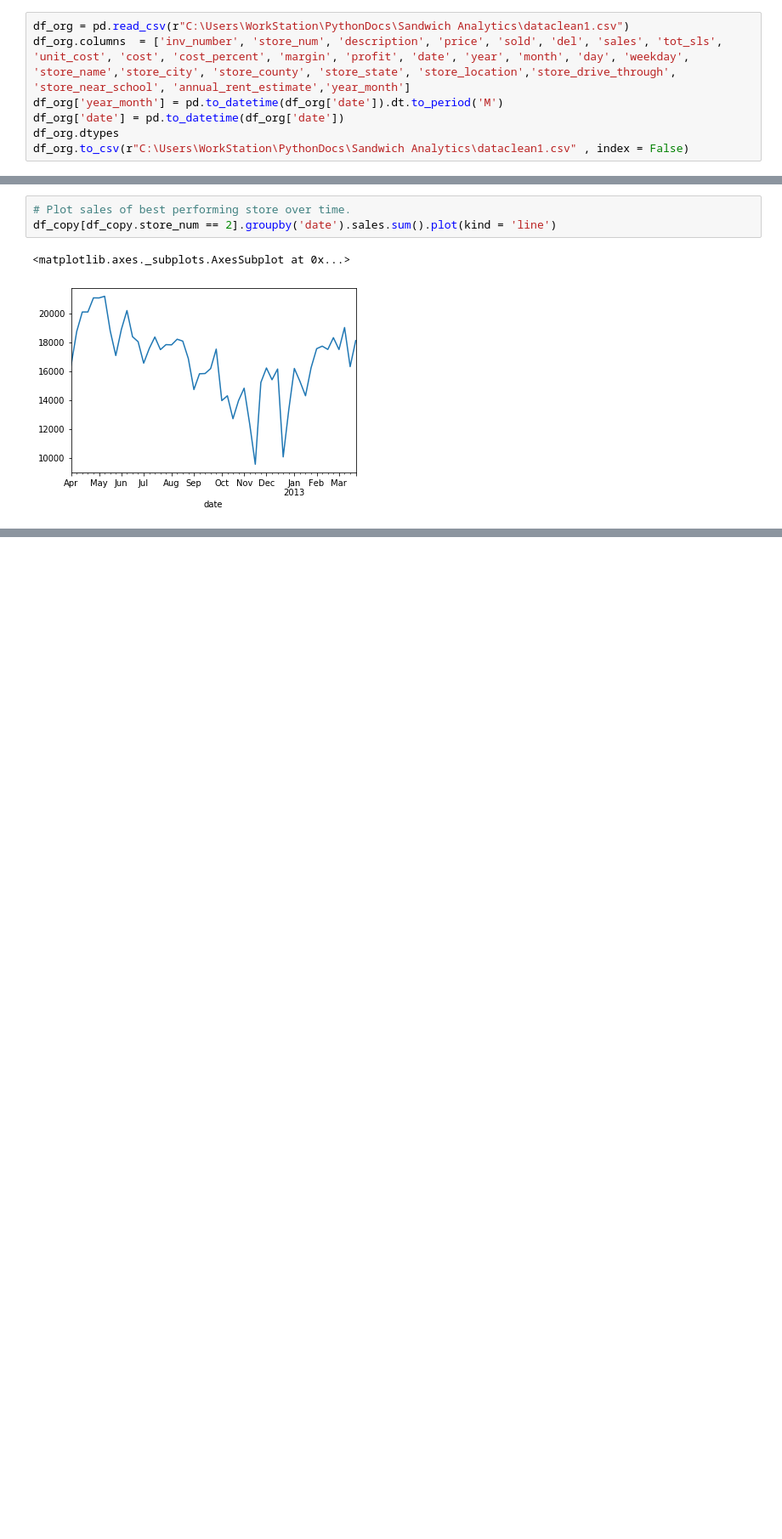
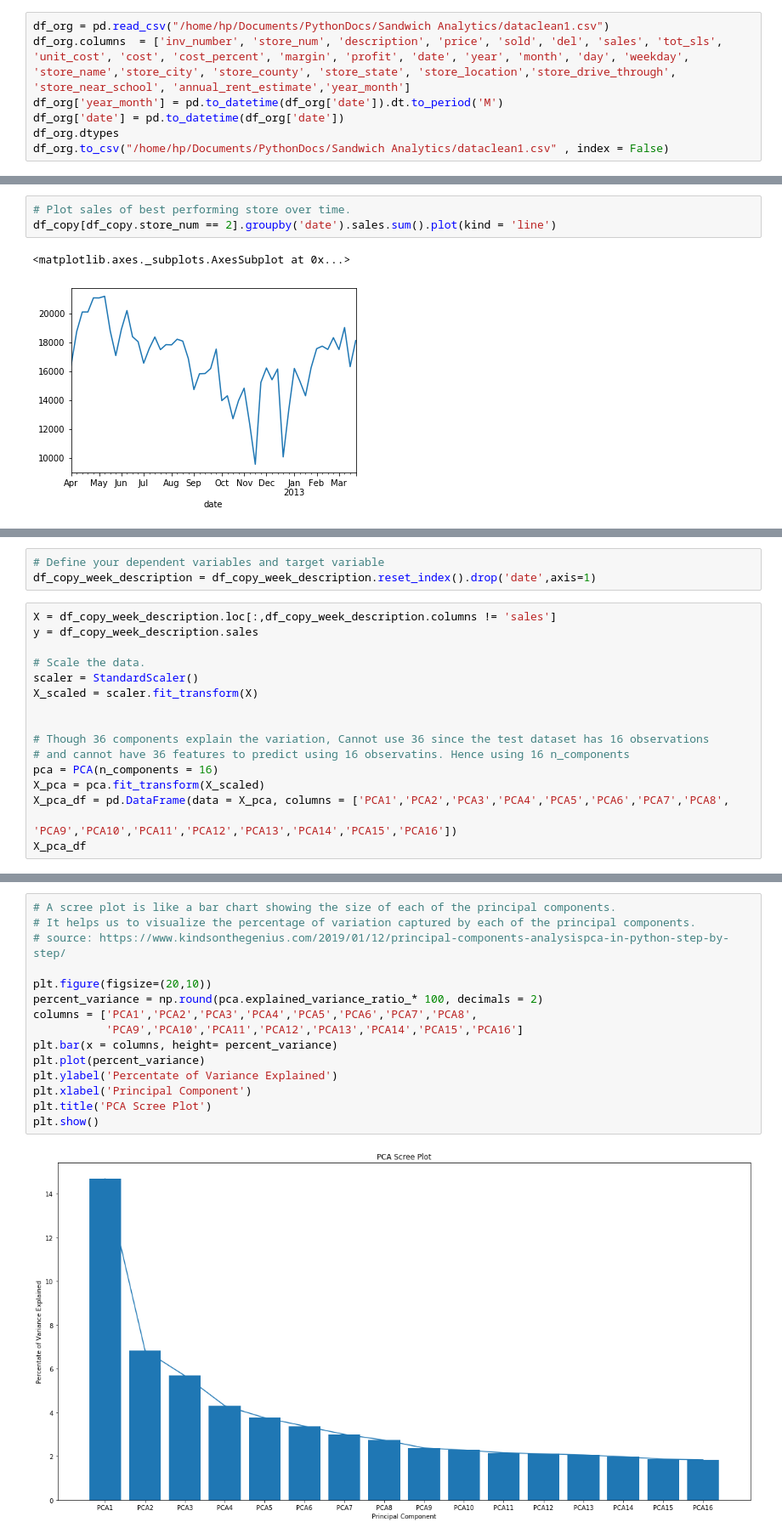
Before and after one commit to alwynpinto/Springboard, a Jupyter notebook: SandWiches.ipynb, the cells around one changed output, grey strips where cells are left out. Shown: that part at 85% size. Cells and saved outputs as stored; diff of their text form; blank space fills up the shorter version.

```diff
--- a/SandWiches.ipynb
+++ b/SandWiches.ipynb
@@ -93,9 +114,9 @@ Store_Near_School                 bool
 Annual_Rent_Estimate            object
 dtype: object
 # %%
-df_org = pd.read_csv(r"C:\Users\WorkStation\PythonDocs\Sandwich Analytics\dataclean1.csv")
+df_org = pd.read_csv("/home/hp/Documents/PythonDocs/Sandwich Analytics/dataclean1.csv")
 df_org.columns  = ['inv_number', 'store_num', 'description', 'price', 'sold', 'del', 'sales', 'tot_sls', 'unit_cost', 'cost', 'cost_percent', 'margin', 'profit', 'date', 'year', 'month', 'day', 'weekday', 'store_name','store_city', 'store_county', 'store_state', 'store_location','store_drive_through', 'store_near_school', 'annual_rent_estimate','year_month']
 df_org['year_month'] = pd.to_datetime(df_org['date']).dt.to_period('M')
 df_org['date'] = pd.to_datetime(df_org['date'])
 df_org.dtypes
-df_org.to_csv(r"C:\Users\WorkStation\PythonDocs\Sandwich Analytics\dataclean1.csv" , index = False)
+df_org.to_csv("/home/hp/Documents/PythonDocs/Sandwich Analytics/dataclean1.csv" , index = False)
@@ -228,3 +241,22 @@ df_copy_week_description_corritems
 | 2013-03-10 | 3496.80 | 1805.04 | 1396.40 | 4246.99 | 1129.80 | 3434.78 | ... |
 | 2013-03-17 | 3742.05 | 1743.80 | 1296.80 | 4535.74 | 1030.93 | 3178.27 | ... |
 | 2013-03-24 | 3796.95 | 1762.05 | 1361.00 | 4647.17 | 1284.87 | 3373.54 | ... |
+# %%
+# Define your dependent variables and target variable
+df_copy_week_description = df_copy_week_description.reset_index().drop('date',axis=1)
+# %%
+X = df_copy_week_description.loc[:,df_copy_week_description.columns != 'sales']
+y = df_copy_week_description.sales
+
+# Scale the data.
+scaler = StandardScaler()
+X_scaled = scaler.fit_transform(X)
+
+
+# Though 36 components explain the variation, Cannot use 36 since the test dataset has 16 observations
+# and cannot have 36 features to predict using 16 observatins. Hence using 16 n_components
+pca = PCA(n_components = 16)
+X_pca = pca.fit_transform(X_scaled)
+X_pca_df = pd.DataFrame(data = X_pca, columns = ['PCA1','PCA2','PCA3','PCA4','PCA5','PCA6','PCA7','PCA8',
+                                                  'PCA9','PCA10','PCA11','PCA12','PCA13','PCA14','PCA15','PCA16'])
+X_pca_df
@@ -230,0 +281,17 @@ df_copy_week_description_corritems
+# %%
+# A scree plot is like a bar chart showing the size of each of the principal components.
+# It helps us to visualize the percentage of variation captured by each of the principal components.
+# source: https://www.kindsonthegenius.com/2019/01/12/principal-components-analysispca-in-python-step-by-step/
+
+plt.figure(figsize=(20,10))
+percent_variance = np.round(pca.explained_variance_ratio_* 100, decimals = 2)
+columns = ['PCA1','PCA2','PCA3','PCA4','PCA5','PCA6','PCA7','PCA8',
+           'PCA9','PCA10','PCA11','PCA12','PCA13','PCA14','PCA15','PCA16']
+plt.bar(x = columns, height= percent_variance)
+plt.plot(percent_variance)
+plt.ylabel('Percentate of Variance Explained')
+plt.xlabel('Principal Component')
+plt.title('PCA Scree Plot')
+plt.show()
+# %% [output]
+[figure, added]
```
Also changed, not shown: parts of 34 cells of this notebook.
